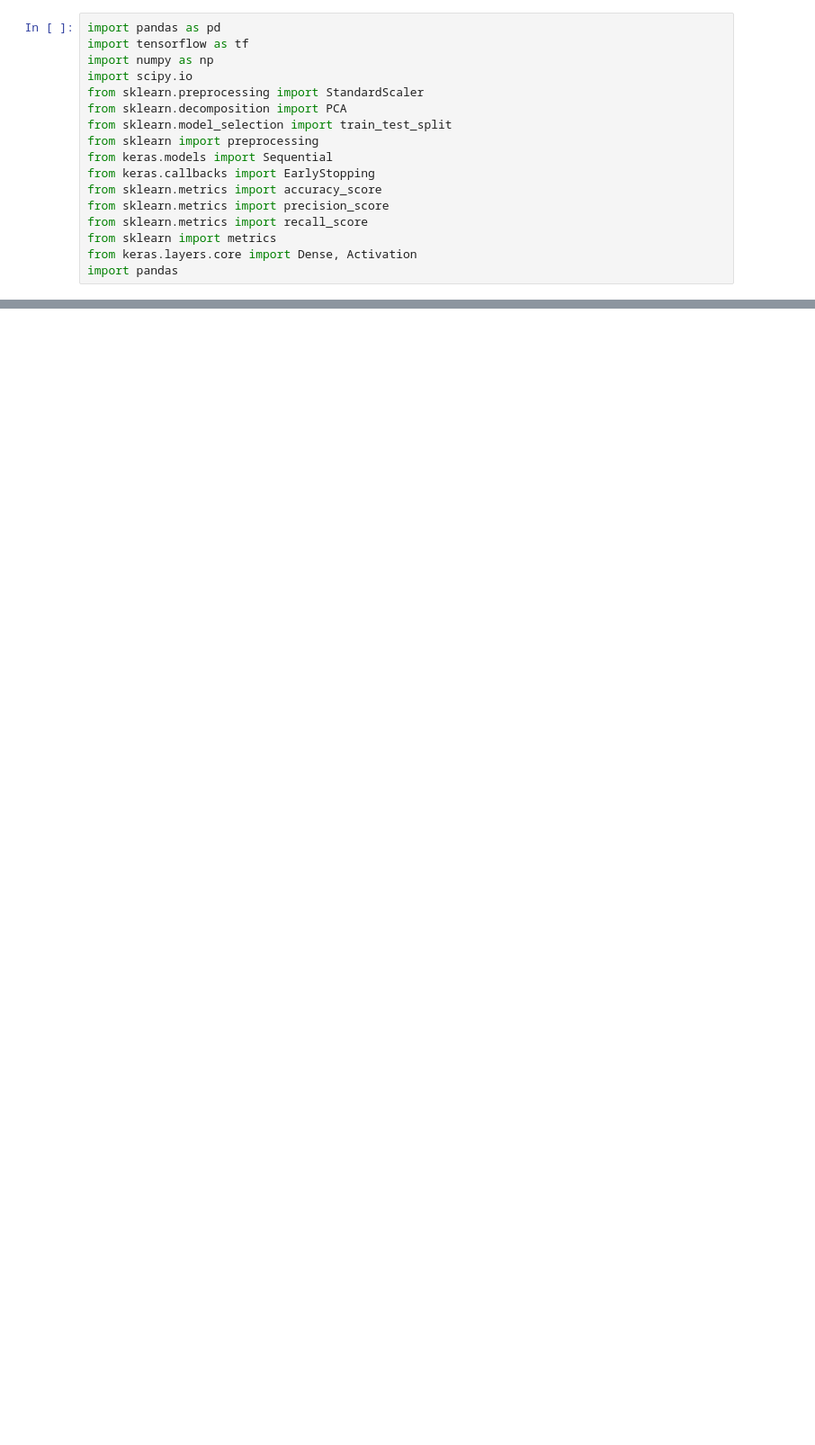
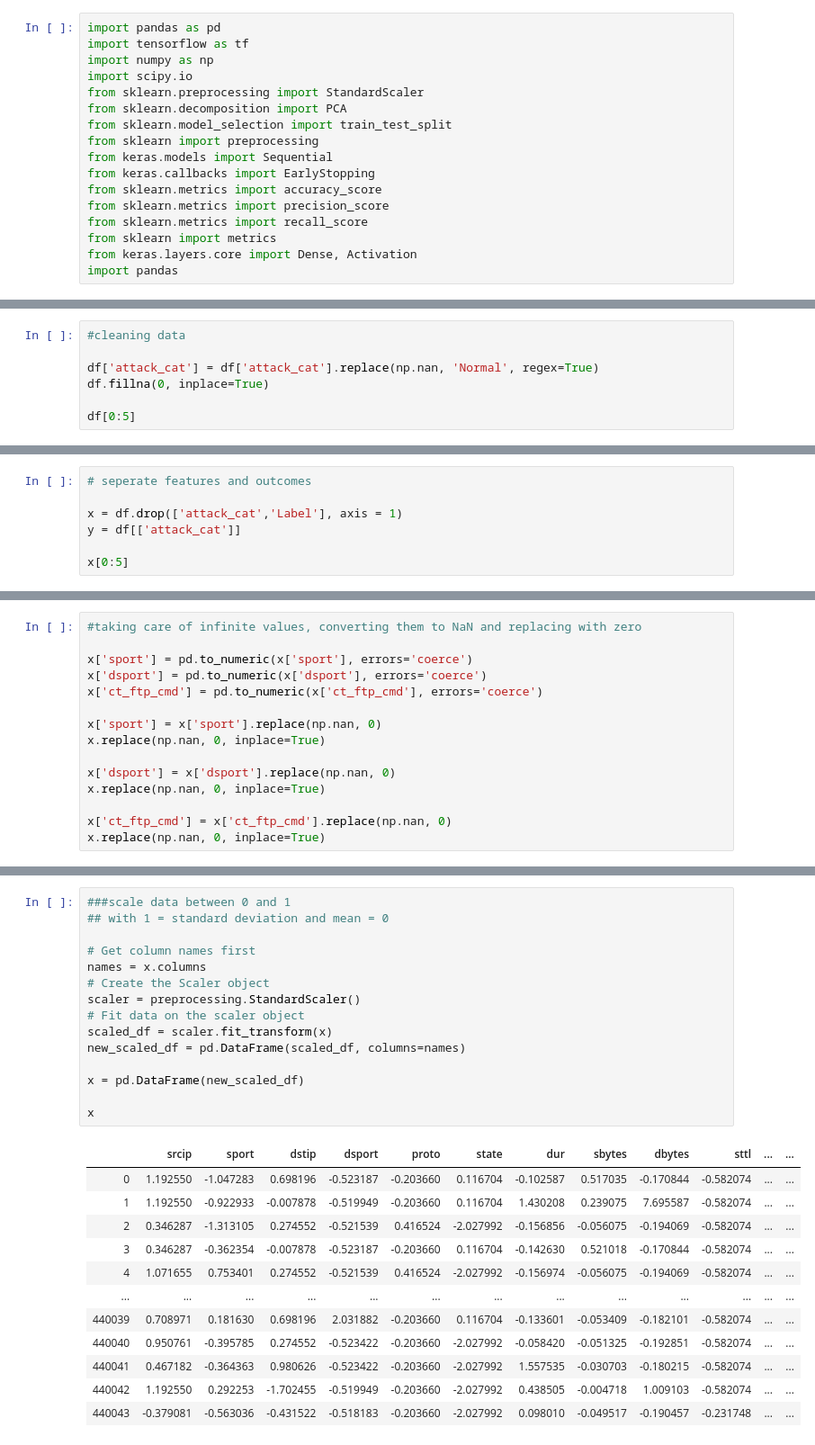
Before and after one commit to AvikantPrasad-Capstone/Capstone-B---2019, a Jupyter notebook: PCA GRAPH _ UNSW-NB15.ipynb, the cells around one changed output, grey strips where cells are left out. Shown at 90% size. Drawn from its saved outputs; the diff is of its cells as text; blank space fills up the shorter version.

```diff
--- a/PCA GRAPH _ UNSW-NB15.ipynb
+++ b/PCA GRAPH _ UNSW-NB15.ipynb
@@ -228,0 +38,7 @@ plt.show()
+# %%
+#cleaning data
+
+df['attack_cat'] = df['attack_cat'].replace(np.nan, 'Normal', regex=True)
+df.fillna(0, inplace=True)
+
+df[0:5]
@@ -228,0 +53,7 @@ plt.show()
+# %%
+# seperate features and outcomes
+
+x = df.drop(['attack_cat','Label'], axis = 1)
+y = df[['attack_cat']]
+
+x[0:5]
@@ -228,0 +68,15 @@ plt.show()
+# %%
+#taking care of infinite values, converting them to NaN and replacing with zero
+
+x['sport'] = pd.to_numeric(x['sport'], errors='coerce')
+x['dsport'] = pd.to_numeric(x['dsport'], errors='coerce')
+x['ct_ftp_cmd'] = pd.to_numeric(x['ct_ftp_cmd'], errors='coerce')
+
+x['sport'] = x['sport'].replace(np.nan, 0)
+x.replace(np.nan, 0, inplace=True)
+
+x['dsport'] = x['dsport'].replace(np.nan, 0)
+x.replace(np.nan, 0, inplace=True)
+
+x['ct_ftp_cmd'] = x['ct_ftp_cmd'].replace(np.nan, 0)
+x.replace(np.nan, 0, inplace=True)
@@ -228,0 +131,28 @@ plt.show()
+# %%
+###scale data between 0 and 1
+## with 1 = standard deviation and mean = 0
+
+# Get column names first
+names = x.columns
+# Create the Scaler object
+scaler = preprocessing.StandardScaler()
+# Fit data on the scaler object
+scaled_df = scaler.fit_transform(x)
+new_scaled_df = pd.DataFrame(scaled_df, columns=names)
+
+x = pd.DataFrame(new_scaled_df)
+
+x
+# %% [output]
+|  | srcip | sport | dstip | dsport | proto | state | dur | sbytes | dbytes | sttl | ... | ... |
+| 0 | 1.192550 | -1.047283 | 0.698196 | -0.523187 | -0.203660 | 0.116704 | -0.102587 | 0.517035 | -0.170844 | -0.582074 | ... | ... |
+| 1 | 1.192550 | -0.922933 | -0.007878 | -0.519949 | -0.203660 | 0.116704 | 1.430208 | 0.239075 | 7.695587 | -0.582074 | ... | ... |
+| 2 | 0.346287 | -1.313105 | 0.274552 | -0.521539 | 0.416524 | -2.027992 | -0.156856 | -0.056075 | -0.194069 | -0.582074 | ... | ... |
+| 3 | 0.346287 | -0.362354 | -0.007878 | -0.523187 | -0.203660 | 0.116704 | -0.142630 | 0.521018 | -0.170844 | -0.582074 | ... | ... |
+| 4 | 1.071655 | 0.753401 | 0.274552 | -0.521539 | 0.416524 | -2.027992 | -0.156974 | -0.056075 | -0.194069 | -0.582074 | ... | ... |
+| ... | ... | ... | ... | ... | ... | ... | ... | ... | ... | ... | ... | ... |
+| 440039 | 0.708971 | 0.181630 | 0.698196 | 2.031882 | -0.203660 | 0.116704 | -0.133601 | -0.053409 | -0.182101 | -0.582074 | ... | ... |
+| 440040 | 0.950761 | -0.395785 | 0.274552 | -0.523422 | -0.203660 | -2.027992 | -0.058420 | -0.051325 | -0.192851 | -0.582074 | ... | ... |
+| 440041 | 0.467182 | -0.364363 | 0.980626 | -0.523422 | -0.203660 | -2.027992 | 1.557535 | -0.030703 | -0.180215 | -0.582074 | ... | ... |
+| 440042 | 1.192550 | 0.292253 | -1.702455 | -0.519949 | -0.203660 | -2.027992 | 0.438505 | -0.004718 | 1.009103 | -0.582074 | ... | ... |
+| 440043 | -0.379081 | -0.563036 | -0.431522 | -0.518183 | -0.203660 | -2.027992 | 0.098010 | -0.049517 | -0.190457 | -0.231748 | ... | ... |
```
Also changed, not shown: parts of 38 cells of this notebook.
